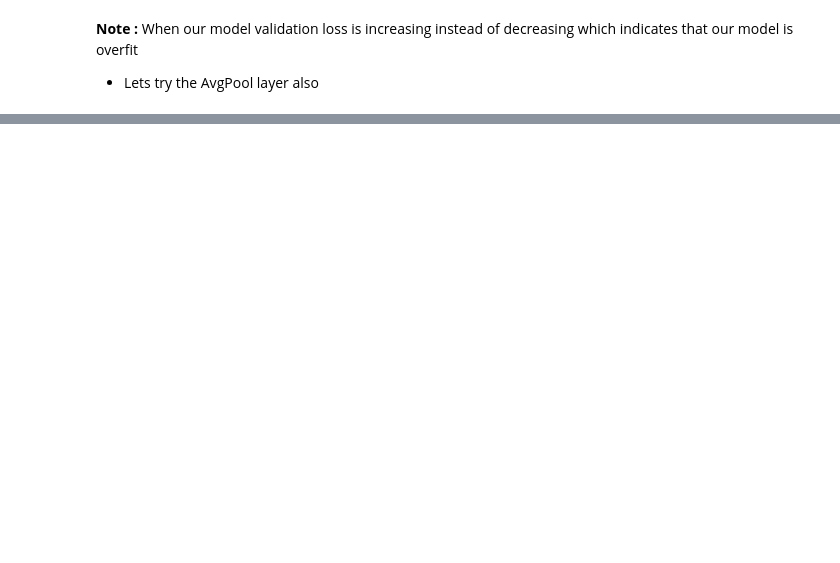
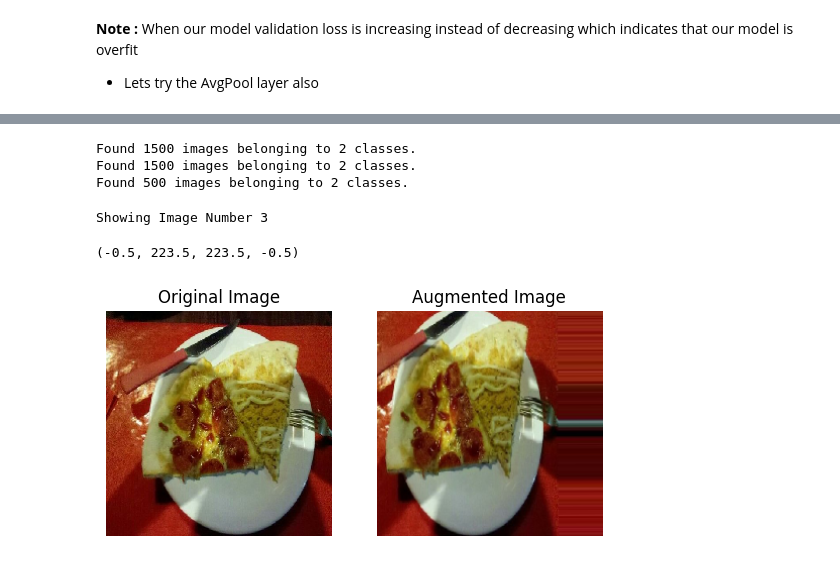
Before and after one commit to SajjaPremsai/TensorFlow, a Jupyter notebook: Convolutional_Neural_Network.ipynb, the cells around one changed output, grey strips where cells are left out. Drawn from its saved outputs; the diff is of its cells as text; code cells hidden in the pictures; blank space fills up the shorter version.

```diff
--- a/Convolutional_Neural_Network.ipynb
+++ b/Convolutional_Neural_Network.ipynb
@@ -407,0 +409,38 @@ Epoch 4/4
+# %%
+from tensorflow.keras.preprocessing.image import ImageDataGenerator
+train_datagen_agumented = ImageDataGenerator(rescale=1./255,
+                                   rotation_range=0.2,
+                                  width_shift_range=0.2,
+                                   height_shift_range=0.3,
+                                   shear_range=0.2,
+                                   zoom_range=0.2,horizontal_flip=False)
+train_datagen = ImageDataGenerator(rescale=1./255)
+test_datagen = ImageDataGenerator(rescale=1./255)
+# %%
+train_data = train_datagen.flow_from_directory("/content/pizza_steak/train",target_size=(224,224),batch_size=32,class_mode="binary",shuffle=False)
+augmented_train_data = train_datagen_agumented.flow_from_directory("/content/pizza_steak/train",target_size=(224,224),batch_size=32,class_mode="binary",shuffle=False)
+test_data = test_datagen.flow_from_directory("/content/pizza_steak/test",target_size=(224,224),batch_size=32,class_mode="binary")
+# %% [output]
+Found 1500 images belonging to 2 classes.
+Found 1500 images belonging to 2 classes.
+Found 500 images belonging to 2 classes.
+# %%
+image , label = train_data.next()
+augumented_image, augumented_label = augmented_train_data.next()
+# %%
+import random
+random_number = random.randint(0,31)
+print(f"Showing Image Number {random_number}")
+plt.figure()
+plt.subplot(1,2,1)
+plt.title("Original Image")
+plt.imshow(image[random_number])
+plt.axis(False)
+plt.subplot(1,2,2)
+plt.title("Augmented Image")
+plt.imshow(augumented_image[random_number])
+plt.axis(False)
+# %% [output]
+Showing Image Number 3
+(-0.5, 223.5, 223.5, -0.5)
+[figure, added]
```
Also changed, not shown: parts of 38 cells of this notebook, 1 other file.
